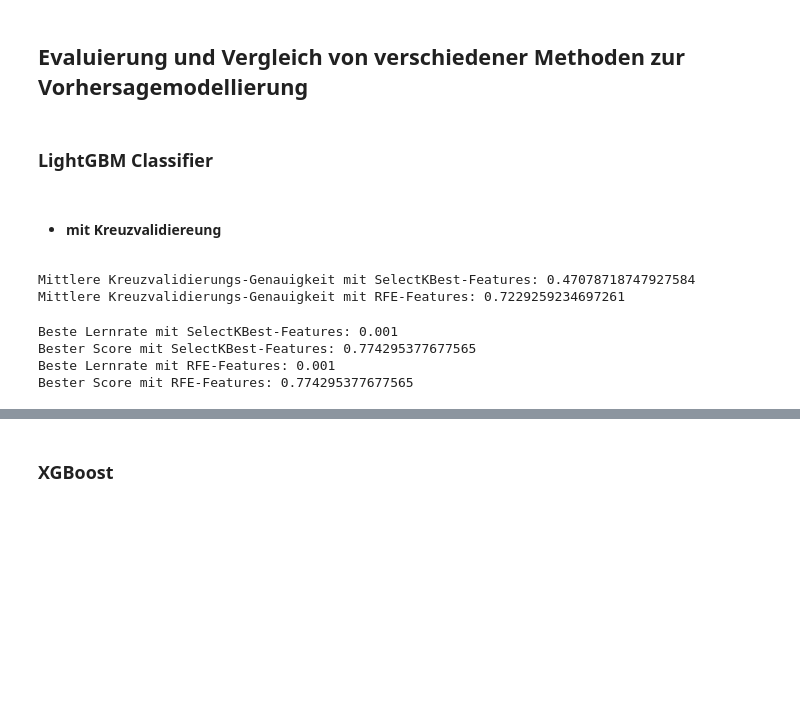
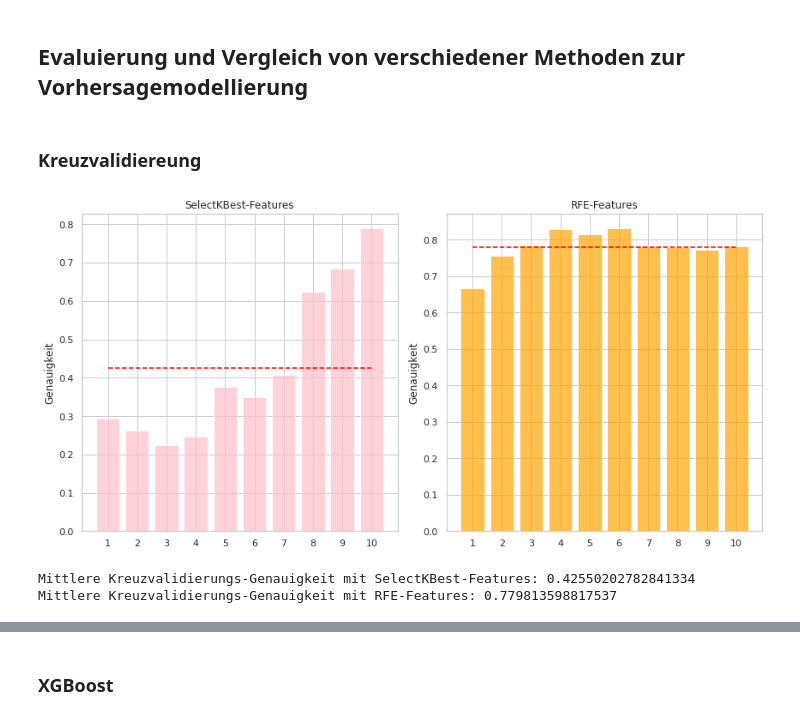
Before and after one commit to hahaha996/Data_Mining_Projekt, a Jupyter notebook: Projekt_DM.ipynb, the cells around one changed output, grey strips where cells are left out. Drawn from its saved outputs; the diff is of its cells as text; code cells hidden in the pictures; blank space fills up the shorter version.

```diff
--- a/Projekt_DM.ipynb
+++ b/Projekt_DM.ipynb
@@ -840,62 +775,49 @@ Trainingsdaten-Genauigkeit(Ohne Anpassung der Daten): 0.7742953776775648
 Die Genauigkeit von etwa 77,43% zeigt, dass in 77,43% der Trainingsdaten die tatsächliche Klasse "0" ist. Dieses Baseline-Modell dient als Benchmark: Ein nützliches Modell sollte in der Lage sein, eine höhere Genauigkeit zu erzielen.
 # %% [markdown]
 ## Evaluierung und Vergleich von verschiedener Methoden zur Vorhersagemodellierung
-# %% [markdown]
-### LightGBM Classifier
 # %% [markdown]
-- #### mit Kreuzvalidiereung
+### Kreuzvalidiereung
 # %%
 # Setzen Sie Ihre Feature-Namen
 selectkbest_features = selected_features
 selectrfecv_features = selected_features_rfecv
 
 # Modell erstellen
-clf = lgb.LGBMClassifier(n_jobs=4)  # Ersetzen Sie 4 durch die Anzahl der CPUs in dem System
+clf = lgb.LGBMClassifier(n_jobs=16, verbose=0, force_row_wise=True)
 
 # Kreuzvalidierung mit SelectKBest-Features
-cv_scores_selectkbest = cross_val_score(clf, frame_train[selectkbest_features], y_train, cv=5)
-print(f'Mittlere Kreuzvalidierungs-Genauigkeit mit SelectKBest-Features: {np.mean(cv_scores_selectkbest)}')
+cv_scores_selectkbest = cross_val_score(clf, frame_train[selectkbest_features], y_train, cv=10)
 
 # Kreuzvalidierung mit RFE-Features
-cv_scores_rfecv = cross_val_score(clf, frame_train[selectrfecv_features], y_train, cv=5)
+cv_scores_rfecv = cross_val_score(clf, frame_train[selectrfecv_features], y_train, cv=10)
+
+# Folds Nummerierung
+folds = np.arange(1, 11)
+
+# Erstellen Sie eine Abbildung und Achsen für zwei Subplots
+fig, axs = plt.subplots(1, 2, figsize=(12, 6))
+
+# Erste Histogramm für SelectKBest-Features
+axs[0].bar(folds, cv_scores_selectkbest, color='pink', alpha=0.7)
+axs[0].plot(folds, [cv_scores_selectkbest.mean()] * 10, linestyle='--', color='red')
+axs[0].set_title('SelectKBest-Features')
+axs[0].set_ylabel('Genauigkeit')
+axs[0].set_xticks(folds)
+
+# Zweite Histogramm für RFE-Features
+axs[1].bar(folds, cv_scores_rfecv, color='orange', alpha=0.7)
+axs[1].plot(folds, [cv_scores_rfecv.mean()] * 10, linestyle='--', color='red')
+axs[1].set_title('RFE-Features')
+axs[1].set_ylabel('Genauigkeit')
+axs[1].set_xticks(folds)
+
+# Anzeigen der Abbildung
+plt.tight_layout()
+plt.show()
+
+print(f'Mittlere Kreuzvalidierungs-Genauigkeit mit SelectKBest-Features: {np.mean(cv_scores_selectkbest)}')
 print(f'Mittlere Kreuzvalidierungs-Genauigkeit mit RFE-Features: {np.mean(cv_scores_rfecv)}')
 # %% [output]
+[figure, added]
-Mittlere Kreuzvalidierungs-Genauigkeit mit SelectKBest-Features: 0.47078718747927584
-Mittlere Kreuzvalidierungs-Genauigkeit mit RFE-Features: 0.7229259234697261
+Mittlere Kreuzvalidierungs-Genauigkeit mit SelectKBest-Features: 0.42550202782841334
+Mittlere Kreuzvalidierungs-Genauigkeit mit RFE-Features: 0.779813598817537
-# %%
-from sklearn.model_selection import GridSearchCV
-
-# Setzen Sie Ihre Feature-Namen
-selectkbest_features = selected_features
-selectrfecv_features = selected_features_rfecv
-
-# Modell erstellen
-clf = lgb.LGBMClassifier(n_jobs=4)  # Ersetzen Sie 4 durch die Anzahl der CPUs in dem System
-
-# Mögliche Werte für die Lernrate definieren
-learning_rate = [0.001, 0.01, 0.1, 0.2, 0.3]
-
-# Definieren Sie das Gitter der Hyperparameter, die zu suchen sind
-param_grid = {'learning_rate': learning_rate}
-
-# Grid Search CV erstellen
-grid_search = GridSearchCV(estimator=clf, param_grid=param_grid, cv=5, scoring='accuracy', n_jobs=4)
-
-# Führen Sie Grid Search CV für SelectKBest-Features durch
-grid_search.fit(frame_train[selectkbest_features], y_train)
-
-# Drucken Sie die beste Lernrate und die entsprechende Genauigkeit aus
-print(f'Beste Lernrate mit SelectKBest-Features: {grid_search.best_params_["learning_rate"]}')
-print(f'Bester Score mit SelectKBest-Features: {grid_search.best_score_}')
-
-# Führen Sie Grid Search CV für RFE-Features durch
-grid_search.fit(frame_train[selectrfecv_features], y_train)
-
-# Drucken Sie die beste Lernrate und die entsprechende Genauigkeit aus
-print(f'Beste Lernrate mit RFE-Features: {grid_search.best_params_["learning_rate"]}')
-print(f'Bester Score mit RFE-Features: {grid_search.best_score_}')
-# %% [output]
-Beste Lernrate mit SelectKBest-Features: 0.001
-Bester Score mit SelectKBest-Features: 0.774295377677565
-Beste Lernrate mit RFE-Features: 0.001
-Bester Score mit RFE-Features: 0.774295377677565
```
Also changed, not shown: parts of 44 cells of this notebook.
